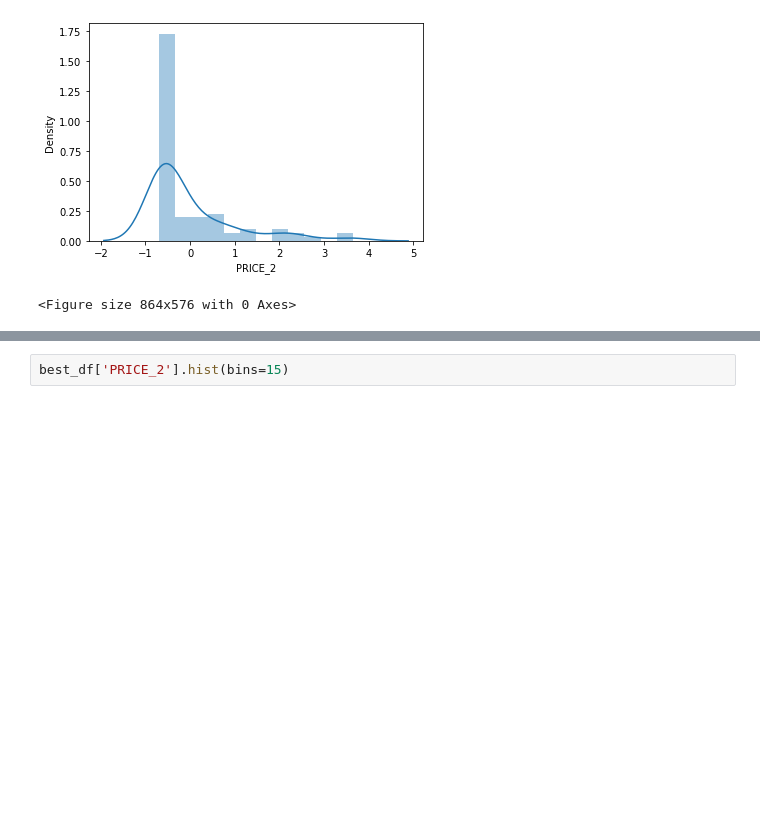
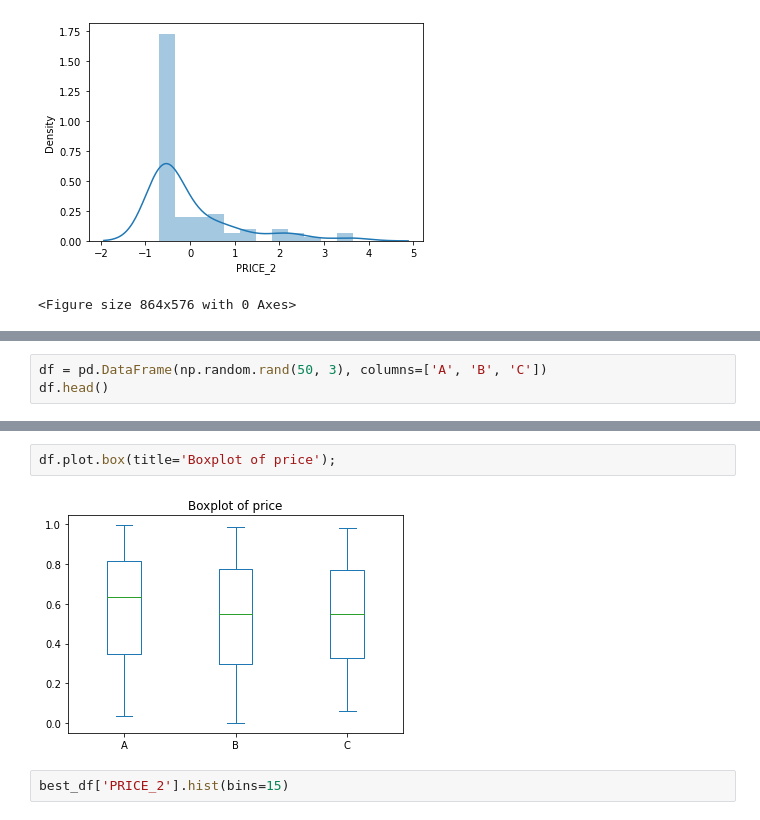
Before and after one commit to RitchieM0/National-house-price-prection-system-NHC-, a Jupyter notebook: FLASK 1/house_price_prediction-main/NHC_2.ipynb, the cells around one changed output, grey strips where cells are left out. Saved outputs shown, nothing was run; the diff lists cells and outputs as text; blank space fills up the shorter version.

```diff
--- a/FLASK 1/house_price_prediction-main/NHC_2.ipynb
+++ b/FLASK 1/house_price_prediction-main/NHC_2.ipynb
@@ -123,0 +129,3 @@ plt.figure(figsize=(12,8))
+# %%
+df = pd.DataFrame(np.random.rand(50, 3), columns=['A', 'B', 'C'])
+df.head()
@@ -124,3 +139,7 @@ plt.figure(figsize=(12,8))
+# %%
+df.plot.box(title='Boxplot of price');
+# %% [output]
+[figure, added]
 # %%
 best_df['PRICE_2'].hist(bins=15)
 # %% [output]
```
Also changed, not shown: parts of 21 cells of this notebook, 1 other file.
